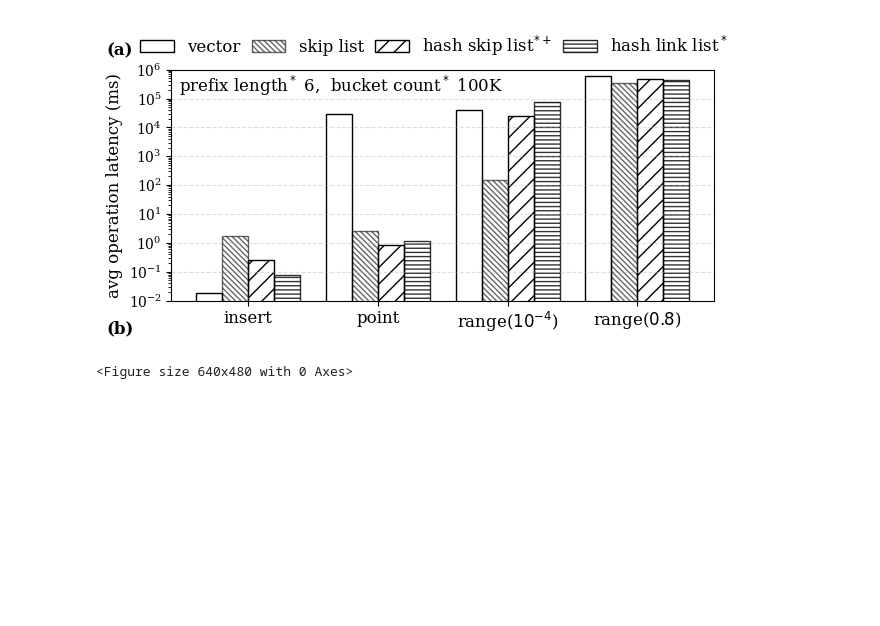
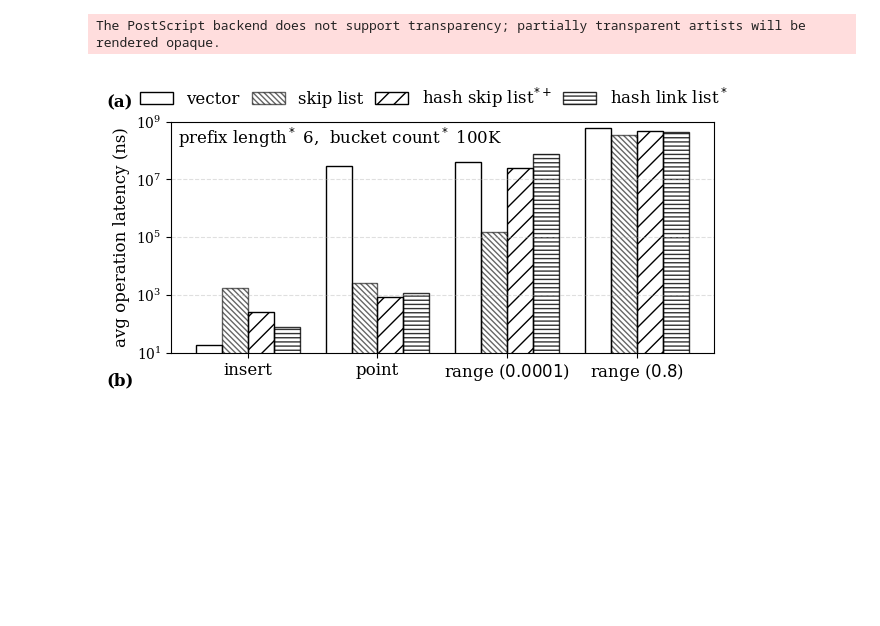
Before and after one commit to boao-james-chen/Self-Design-LSM-Buffer, a Jupyter notebook: development/rocksdb/examples/__working_branch/_experiments/plotmotivation.ipynb, the cells around one changed output. Saved outputs shown, nothing was run; the diff lists cells and outputs as text; code cells hidden in the pictures.

Commit message:
Updates scripts

```diff
--- a/development/rocksdb/examples/__working_branch/_experiments/plotmotivation.ipynb
+++ b/development/rocksdb/examples/__working_branch/_experiments/plotmotivation.ipynb
@@ -188,17 +188,17 @@ avg_time_range = {
 # %%
+# avg_time_lrange = {
+#     'Vector': sum(vec_lrange_time)/len(vec_lrange_time),
+#     'Skip': sum(skip_lrange_time)/len(skip_lrange_time),
+#     'HashSkipList': sum(hash_skip_lrange_time)/len(hash_skip_lrange_time),
+#     'HashLinkList': sum(hash_link_lrange_time)/len(hash_link_lrange_time)
+# }
+
 avg_time_lrange = {
-    'Vector': sum(vec_lrange_time)/len(vec_lrange_time),
-    'Skip': sum(skip_lrange_time)/len(skip_lrange_time),
-    'HashSkipList': sum(hash_skip_lrange_time)/len(hash_skip_lrange_time),
-    'HashLinkList': sum(hash_link_lrange_time)/len(hash_link_lrange_time)
+    'Vector': sum([x * 1000 for x in vec_lrange_time])/len(vec_lrange_time),
+    'Skip': sum([x * 1000 for x in skip_lrange_time])/len(skip_lrange_time),
+    'HashSkipList': sum([x * 1000 for x in hash_skip_lrange_time])/len(hash_skip_lrange_time),
+    'HashLinkList': sum([x * 1000 for x in hash_link_lrange_time])/len(hash_link_lrange_time)
 }
-
-# avg_time_lrange = {
-#     'Vector': sum([x / 1000 for x in vec_lrange_time])/len(vec_lrange_time),
-#     'Skip': sum([x / 1000 for x in skip_lrange_time])/len(skip_lrange_time),
-#     'HashSkipList': sum([x / 1000 for x in hash_skip_lrange_time])/len(hash_skip_lrange_time),
-#     'HashLinkList': sum([x / 1000 for x in hash_link_lrange_time])/len(hash_link_lrange_time)
-# }
 # %%
 def annotate_label(ax, recta, reactb, text=""):
     for rect1, rect2 in zip(recta, reactb):
@@ -325,40 +325,40 @@ rect8 = ax.bar(
     width,
     **get_properties("HashLinkList"),
 )
 
 # annotate_label(ax, rect7, rect8, f"  l {l}, bck {bck}")
 
 xticks = [i for i in range(4)]
 ax.set_xticks(xticks)
-ax.set_xticklabels(["insert", "point", r"range($10^{-4}$)", r"range($0.8$)"], fontsize=12)
+ax.set_xticklabels(["insert", "point", r"range ($0.0001$)", r"range ($0.8$)"], fontsize=12)
 
-ax.set_ylabel("avg operation latency (ms)", fontsize=12)
+ax.set_ylabel("avg operation latency (ns)", fontsize=12)
 
-ax.set_ylim(bottom=(10**-2), top=(10**6))
+ax.set_ylim(bottom=(10**1), top=(10**9))
 # ax.set_title(f"l {l}, bck {bck}", fontsize=12)
 
 fig.legend(loc='upper center', ncol=4, fontsize=12, bbox_to_anchor=(0.5, 1.05), frameon=False, columnspacing=0.7)
 ax.set_yscale("log")
 ax.text(x=0.61, y=0.93, s='prefix length$^*$ 6,  bucket count$^*$ 100K', fontsize=12,
         horizontalalignment='right',
         verticalalignment='center',
         transform=ax.transAxes)
 ax.text(x=-0.12, y=1.06, s='(a)', fontsize=12,
         horizontalalignment='left',
         transform=ax.transAxes, fontweight='bold')
 
 ax.text(x=-0.12, y=-0.14, s='(b)', fontsize=12,
         horizontalalignment='left',
         transform=ax.transAxes, fontweight='bold')
 
 # grid = True
 ax.grid(axis="y", linestyle="--", alpha=0.4)
-
+# plt.tight_layout()
+plt.savefig("motivation1.eps", format="eps", bbox_inches="tight", dpi=1200)
 plt.show()
-plt.tight_layout()
 # %% [output]
+The PostScript backend does not support transparency; partially transparent artists will be rendered opaque.
-[figure, old version]
+[figure, new version]
-<Figure size 640x480 with 0 Axes>
 # %% [markdown]
 <br><br><br><br><br><br><br><br><br><br><br><br>
 # %%
```
Also changed, not shown: parts of 6 cells of this notebook, 9 other files.
